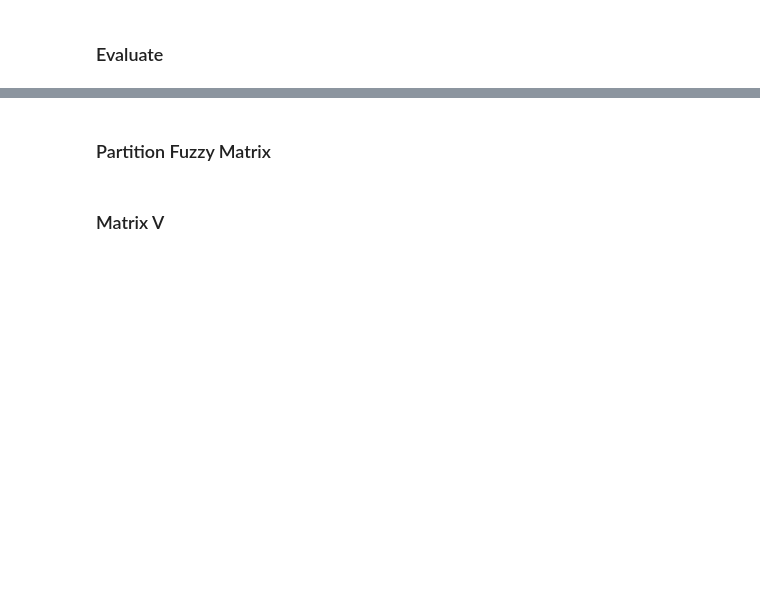
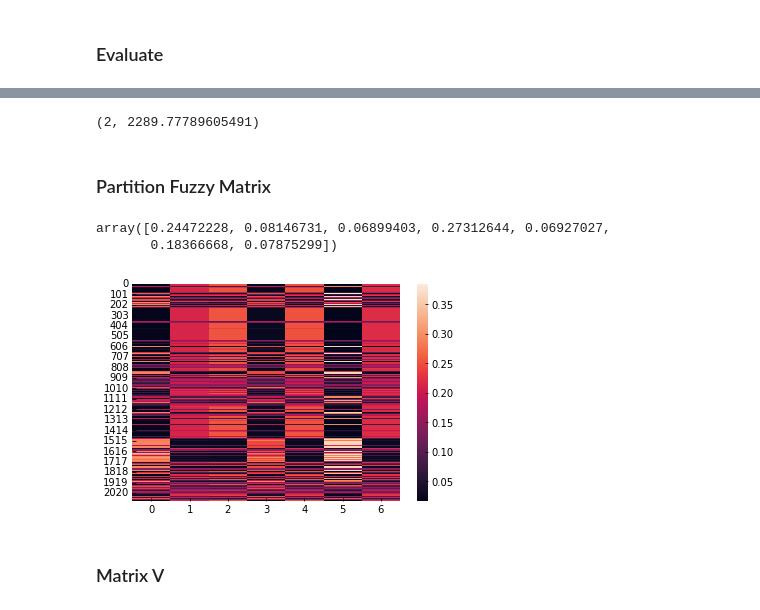
Before and after one commit to mateuscsc/ML_Project_CIN, a Jupyter notebook: code/notebooks/EFCM_LS1.ipynb, the cells around one changed output, grey strips where cells are left out. Drawn from its saved outputs; the diff is of its cells as text; code cells hidden in the pictures; blank space fills up the shorter version.

Commit message:
Fix EFCM

```diff
--- a/code/notebooks/EFCM_LS1.ipynb
+++ b/code/notebooks/EFCM_LS1.ipynb
@@ -36,0 +44,7 @@ data_03 = pd.read_csv(os.path.join('../input/', '.'.join([dataset_names[2], 'csv
+# %%
+#### Data test Raw
+dataset_names =['dataset_01_raw_test','dataset_02_raw_test','dataset_03_raw_test']
+
+data_01 = pd.read_csv(os.path.join('../input/', '.'.join([dataset_names[0], 'csv'])))
+data_02 = pd.read_csv(os.path.join('../input/', '.'.join([dataset_names[1], 'csv'])))
+data_03 = pd.read_csv(os.path.join('../input/', '.'.join([dataset_names[2], 'csv'])))
@@ -66,9 +93,9 @@ except:
 # %% [markdown]
 ### Evaluate
 # %%
-clf = EFCM_LS1(n_cluster=7,theta_u=.43 ,theta_v=10,epsilon=1e-10,tol_iter=150,init='laplace')
+clf = EFCM_LS1(n_cluster=7,theta_u=.9 ,theta_v=30,epsilon=1e-10,tol_iter=150,init='dirichlet')
 u = []
-epoch = 1 # mudar para 50
+epoch = 3 # mudar para 50
 model = []
 _ = [model.append(deepcopy(clf)) for _ in range(epoch)]
 for j in range(epoch):
@@ -78,10 +109,20 @@ for j in range(epoch):
 # %%
 u = np.array(u)
 np.argmin(u),u[np.argmin(u)]
+# %% [output]
+(2, 2289.77789605491)
 # %% [markdown]
 ### Partition Fuzzy Matrix
 # %%
-model[np.argmin(u)].fuzzy_matrix
+model[np.argmin(u)].fuzzy_matrix[1000]
+# %% [output]
+array([0.24472228, 0.08146731, 0.06899403, 0.27312644, 0.06927027,
+       0.18366668, 0.07875299])
+# %%
+ax = sns.heatmap(model[np.argmin(u)].fuzzy_matrix)
+plt.show()
+# %% [output]
+[figure, added]
 # %% [markdown]
 ### Matrix V
 # %%
```
Also changed, not shown: parts of 11 cells of this notebook.
